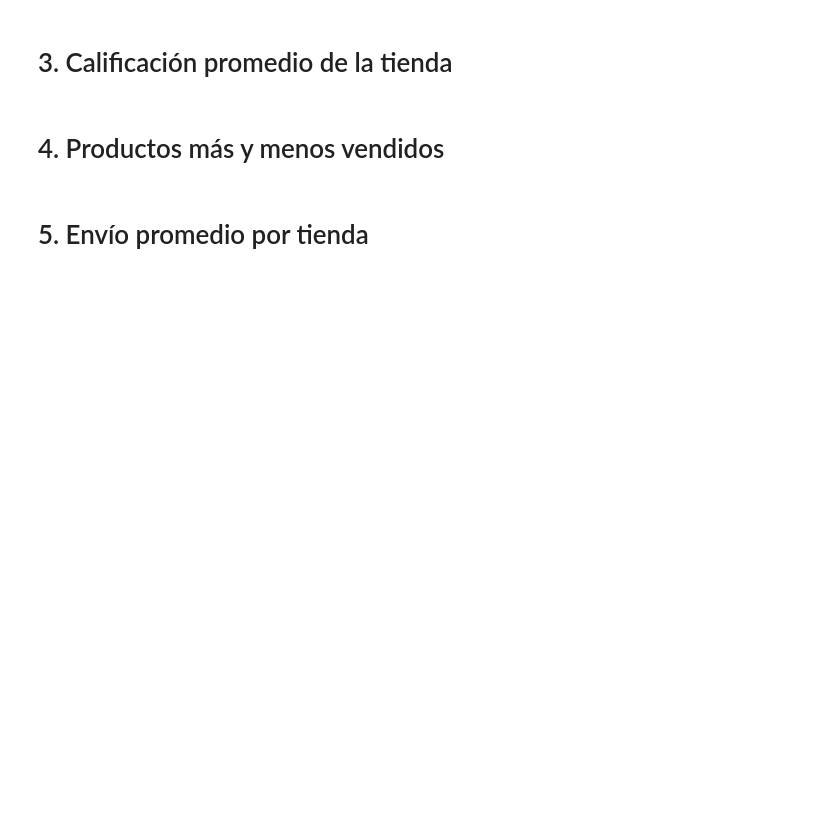
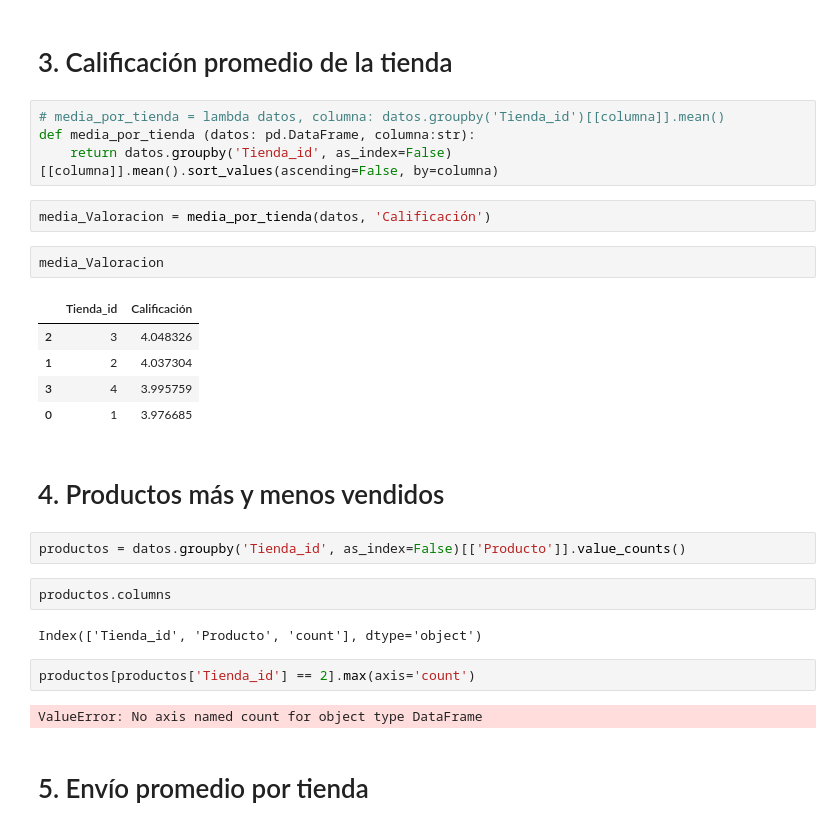
Before and after one commit to MiiguelHG/challenge-1-data-science-alura-latam, a Jupyter notebook: AluraStoreLatam.ipynb, the cells around one changed output. Saved outputs shown, nothing was run; the diff lists cells and outputs as text; blank space fills up the shorter version.

```diff
--- a/AluraStoreLatam.ipynb
+++ b/AluraStoreLatam.ipynb
@@ -95,6 +116,30 @@ Name: Precio, dtype: float64
 # %% [markdown]
 # 3. Calificación promedio de la tienda
+# %%
+# media_por_tienda = lambda datos, columna: datos.groupby('Tienda_id')[[columna]].mean()
+def media_por_tienda (datos: pd.DataFrame, columna:str):
+	return datos.groupby('Tienda_id', as_index=False)[[columna]].mean().sort_values(ascending=False, by=columna)
+# %%
+media_Valoracion = media_por_tienda(datos, 'Calificación')
+# %%
+media_Valoracion
+# %% [output]
+|  | Tienda_id | Calificación |
+| 2 | 3 | 4.048326 |
+| 1 | 2 | 4.037304 |
+| 3 | 4 | 3.995759 |
+| 0 | 1 | 3.976685 |
 # %% [markdown]
 # 4. Productos más y menos vendidos
+# %%
+productos = datos.groupby('Tienda_id', as_index=False)[['Producto']].value_counts()
+# %%
+productos.columns
+# %% [output]
+Index(['Tienda_id', 'Producto', 'count'], dtype='object')
+# %%
+productos[productos['Tienda_id'] == 2].max(axis='count')
+# %% [output]
+ValueError: No axis named count for object type DataFrame
 # %% [markdown]
 # 5. Envío promedio por tienda
```
Also changed, not shown: parts of 6 cells of this notebook.
